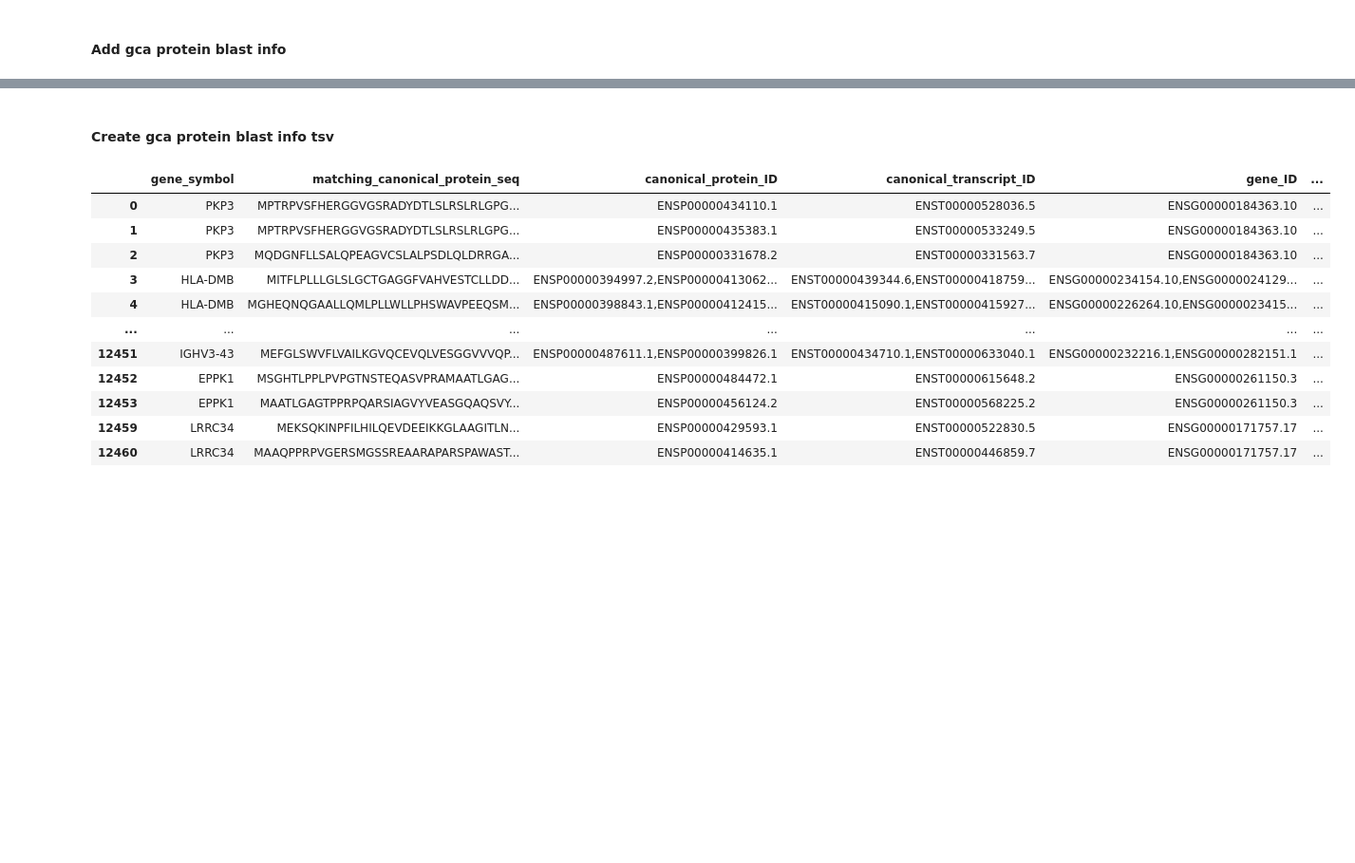
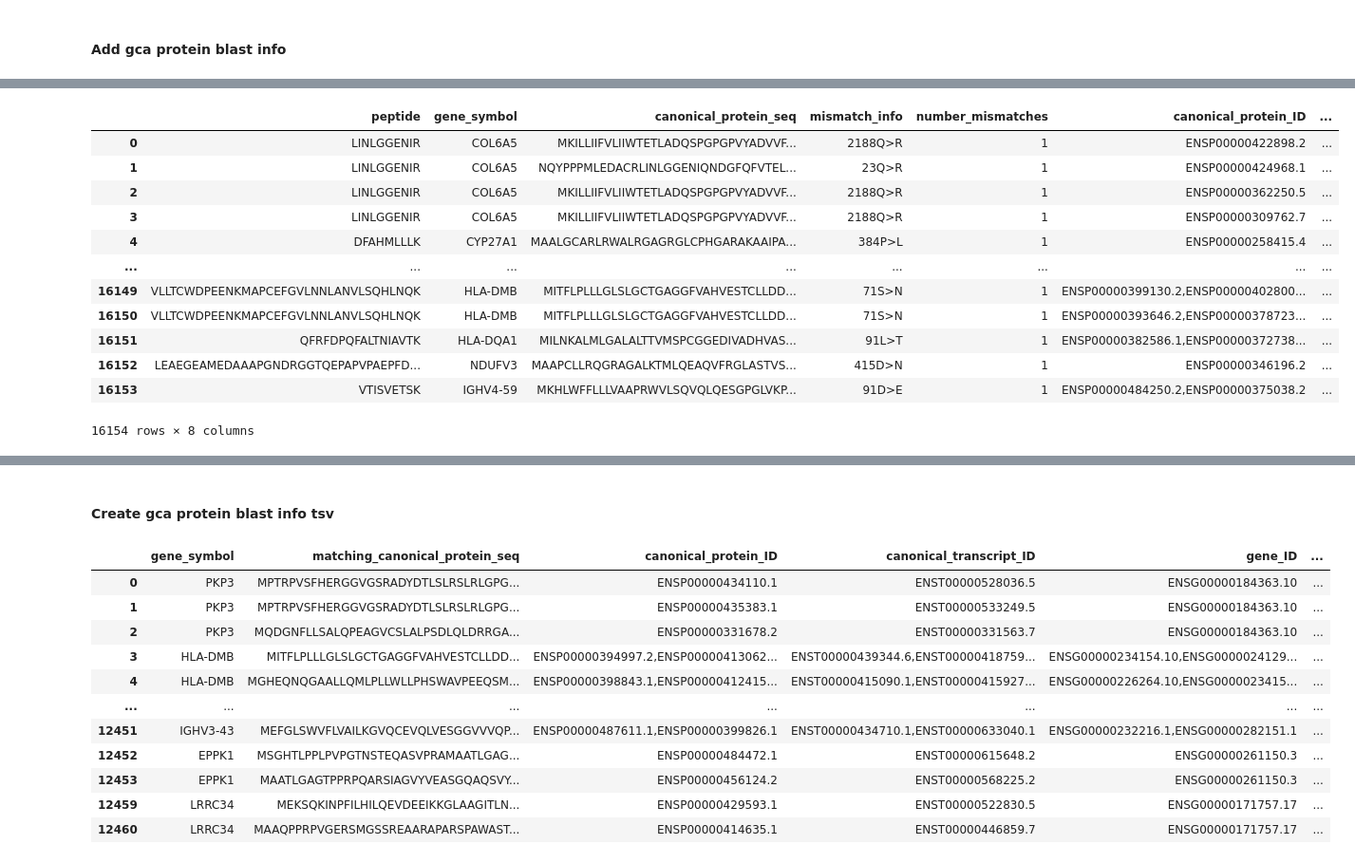
Before and after one commit to bigbio/pgt-pangenome, a Jupyter notebook: blast_with_canonical.ipynb, the cells around one changed output, grey strips where cells are left out. Shown at 95% size. Saved outputs shown, nothing was run; the diff lists cells and outputs as text; code cells hidden in the pictures; blank space fills up the shorter version.

```diff
--- a/blast_with_canonical.ipynb
+++ b/blast_with_canonical.ipynb
@@ -398,3 +402,19 @@ def gca_prot_blast_with_canonical_prot(x):
+# %%
+peptide_blast_res
+# %% [output]
+|  | peptide | gene_symbol | canonical_protein_seq | mismatch_info | number_mismatches | canonical_protein_ID | ... |
+| 0 | LINLGGENIR | COL6A5 | MKILLIIFVLIIWTETLADQSPGPGPVYADVVF... | 2188Q>R | 1 | ENSP00000422898.2 | ... |
+| 1 | LINLGGENIR | COL6A5 | NQYPPPMLEDACRLINLGGENIQNDGFQFVTEL... | 23Q>R | 1 | ENSP00000424968.1 | ... |
+| 2 | LINLGGENIR | COL6A5 | MKILLIIFVLIIWTETLADQSPGPGPVYADVVF... | 2188Q>R | 1 | ENSP00000362250.5 | ... |
+| 3 | LINLGGENIR | COL6A5 | MKILLIIFVLIIWTETLADQSPGPGPVYADVVF... | 2188Q>R | 1 | ENSP00000309762.7 | ... |
+| 4 | DFAHMLLLK | CYP27A1 | MAALGCARLRWALRGAGRGLCPHGARAKAAIPA... | 384P>L | 1 | ENSP00000258415.4 | ... |
+| ... | ... | ... | ... | ... | ... | ... | ... |
+| 16149 | VLLTCWDPEENKMAPCEFGVLNNLANVLSQHLNQK | HLA-DMB | MITFLPLLLGLSLGCTGAGGFVAHVESTCLLDD... | 71S>N | 1 | ENSP00000399130.2,ENSP00000402800... | ... |
+| 16150 | VLLTCWDPEENKMAPCEFGVLNNLANVLSQHLNQK | HLA-DMB | MITFLPLLLGLSLGCTGAGGFVAHVESTCLLDD... | 71S>N | 1 | ENSP00000393646.2,ENSP00000378723... | ... |
+| 16151 | QFRFDPQFALTNIAVTK | HLA-DQA1 | MILNKALMLGALALTTVMSPCGGEDIVADHVAS... | 91L>T | 1 | ENSP00000382586.1,ENSP00000372738... | ... |
+| 16152 | LEAEGEAMEDAAAPGNDRGGTQEPAPVPAEPFD... | NDUFV3 | MAAPCLLRQGRAGALKTMLQEAQVFRGLASTVS... | 415D>N | 1 | ENSP00000346196.2 | ... |
+| 16153 | VTISVETSK | IGHV4-59 | MKHLWFFLLLVAAPRWVLSQVQLQESGPGLVKP... | 91D>E | 1 | ENSP00000484250.2,ENSP00000375038.2 | ... |
+16154 rows × 8 columns
 # %%
 start_time = datetime.datetime.now()
 print(start_time)
```
Also changed, not shown: parts of 39 cells of this notebook.
